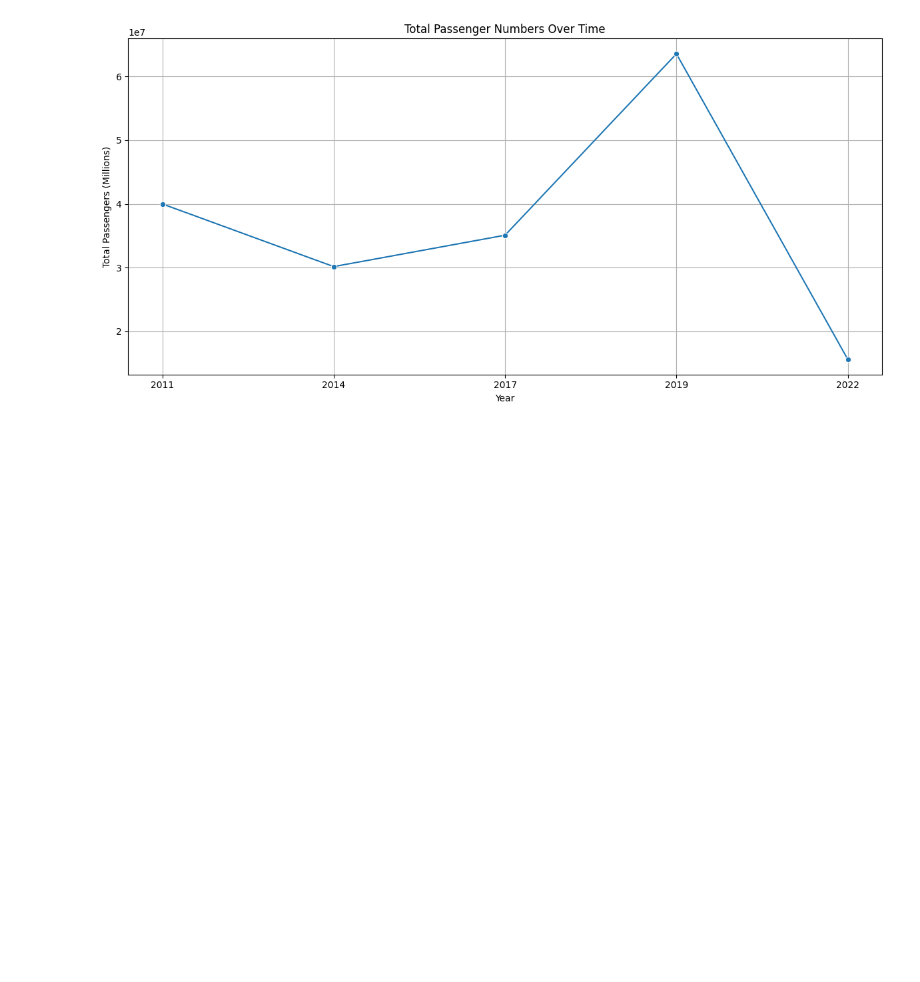
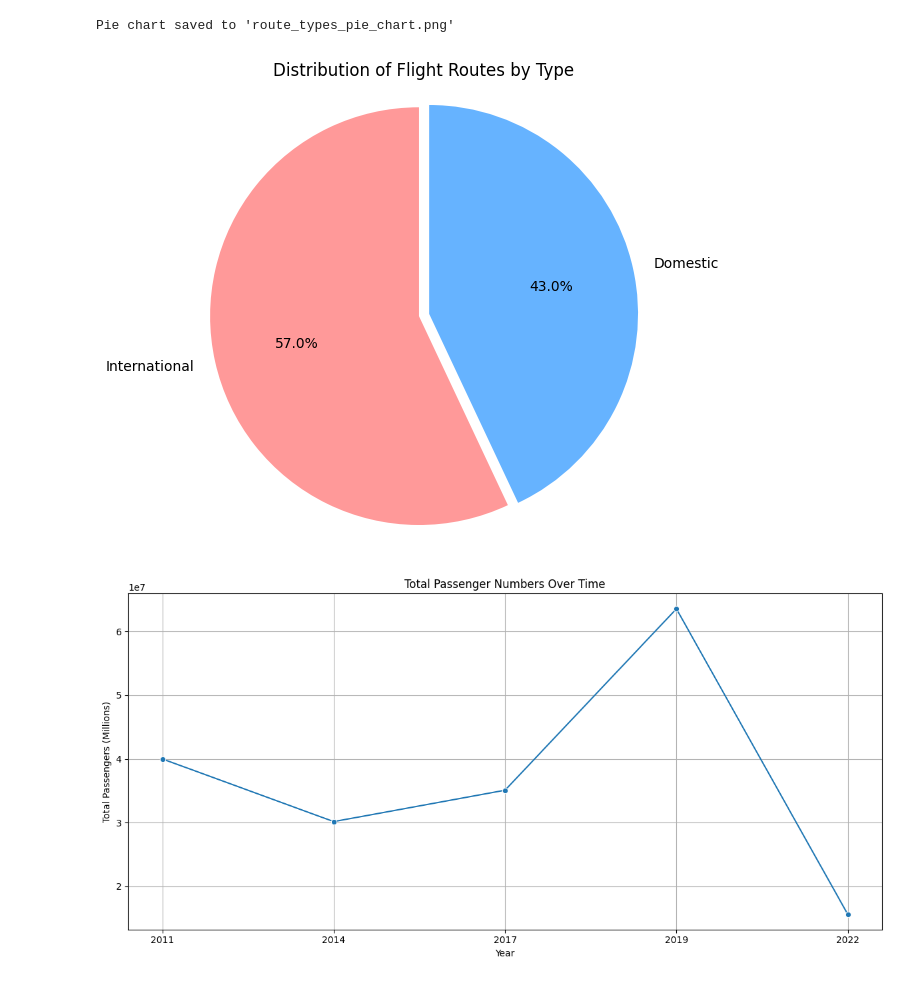
Before and after one commit to RaniaElsayedM/Flights_web_scraping, a Jupyter notebook: flights_web_scraping.ipynb, the cells around one changed output. Cells and saved outputs as stored; diff of their text form; code cells hidden in the pictures; blank space fills up the shorter version.

```diff
--- a/flights_web_scraping.ipynb
+++ b/flights_web_scraping.ipynb
@@ -217,0 +345,10 @@ df
+# %%
+# Update the Type column: set to "Domestic" if From_Country == To_Country, else "International"
+df["Type"] = df.apply(
+    lambda row: "Domestic" if row["From_Country"] == row["To_Country"] else "International",
+    axis=1
+)
+# %%
+# Update country names
+df["From_Country"] = df["From_Country"].replace({"Israel": "Palestine"})
+df["To_Country"] = df["To_Country"].replace({"Israel": "Palestine"})
@@ -218,3 +373,31 @@ df
+# %%
+import matplotlib.pyplot as plt
+
+# Count the number of Domestic and International routes
+type_counts = df["Type"].value_counts()
+
+# Create a pie chart
+plt.figure(figsize=(8, 6))
+plt.pie(
+    type_counts,
+    labels=type_counts.index,
+    autopct='%1.1f%%',  # Show percentage with 1 decimal place
+    colors=['#ff9999', '#66b3ff'],  # Colors for Domestic and International
+    startangle=90,  # Rotate the start of the pie chart for better readability
+    explode=(0.05, 0)  # Slightly separate the Domestic slice for emphasis
+)
+plt.title("Distribution of Flight Routes by Type")
+plt.axis('equal')  # Ensure the pie chart is a circle
+
+# Save the pie chart as an image for the report
+plt.savefig("route_types_pie_chart.png", bbox_inches='tight')
+print("Pie chart saved to 'route_types_pie_chart.png'")
+
+# Display the pie chart in the notebook
+plt.show()
+# %% [output]
+Pie chart saved to 'route_types_pie_chart.png'
+[figure, added]
 # %%
 # Visualization 1: Passenger Numbers Over Time
 plt.figure(figsize=(12, 6))
```
Also changed, not shown: parts of 16 cells of this notebook, 3 other files.
